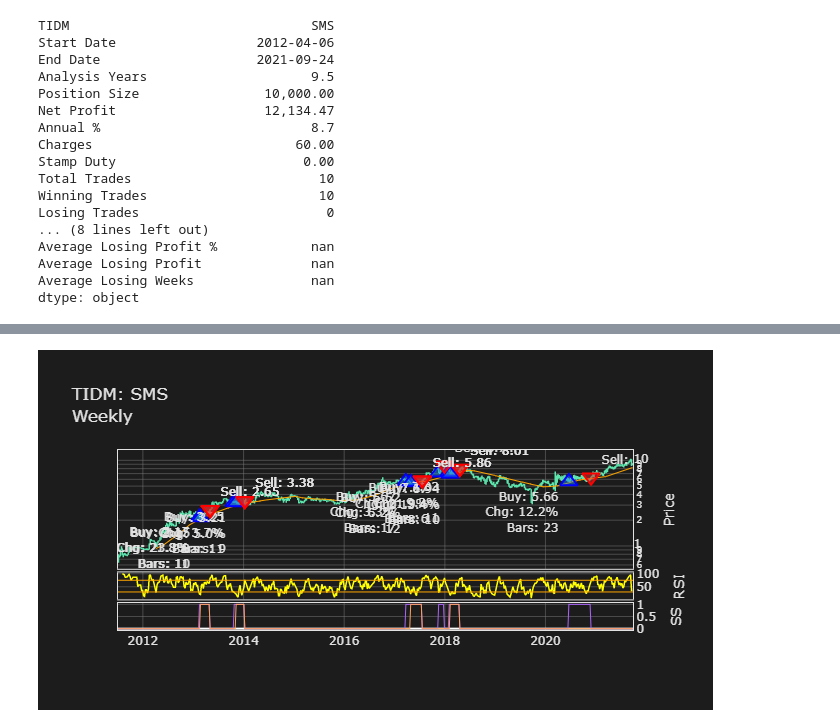
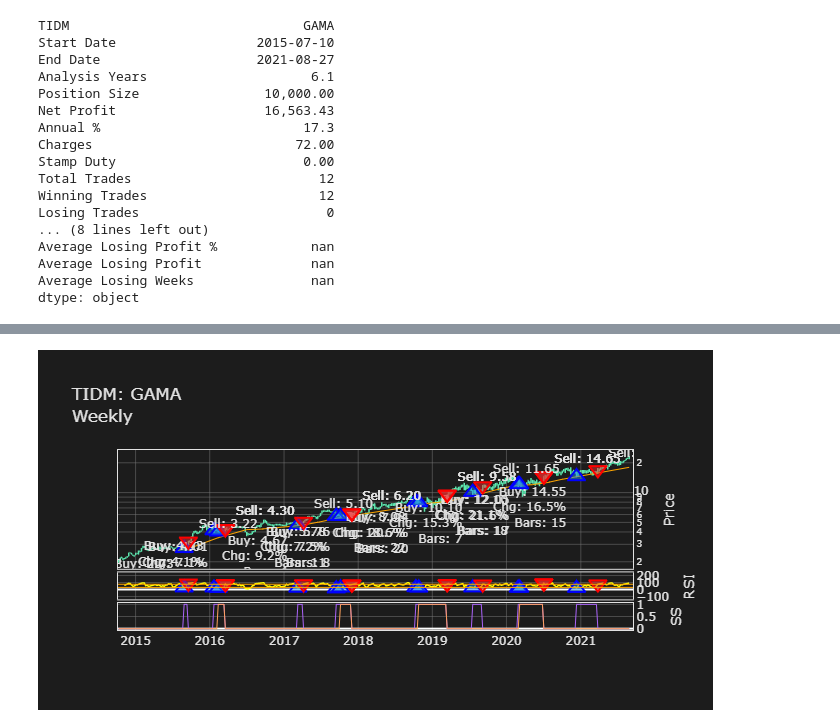
Before and after one commit to SwedishChef01/vigilant-journey, a Jupyter notebook: RSI_PZone_W.ipynb, the cells around one changed output, grey strips where cells are left out. Saved outputs shown, nothing was run; the diff lists cells and outputs as text; code cells hidden in the pictures.

Commit message:
Buy and sell signals added to RSI plot.

```diff
--- a/RSI_PZone_W.ipynb
+++ b/RSI_PZone_W.ipynb
@@ -10,11 +10,11 @@ from plotly.subplots import make_subplots
 # %%
 # Trade parameters.
 exchange = 'LSE'
-tidm = 'SMS'
+tidm = 'GAMA'
 timeframe = 'Weekly'
 filename = f'{exchange}_{tidm}_prices.csv'
 history_start = '2003-03-19'
-history_end = '2021-09-24'
+history_end = '2021-08-31'
 p_sma = 40  # Simple Moving Average (SMA) look back period.
 p_rsi = 4  # Relative Strength Index (RSI) look back period.
 pz1 = 30  # First RSI PowerZone entry level.
@@ -157,17 +159,17 @@ tdm.round(2)
 ts = trade_statistics.summary(tidm, sma, position_size, tdm)
 ts
 # %% [output]
-TIDM                               SMS
-Start Date                  2012-04-06
-End Date                    2021-09-24
-Analysis Years                     9.5
+TIDM                              GAMA
+Start Date                  2015-07-10
+End Date                    2021-08-27
+Analysis Years                     6.1
 Position Size                10,000.00
-Net Profit                   12,134.47
-Annual %                           8.7
-Charges                          60.00
+Net Profit                   16,563.43
+Annual %                          17.3
+Charges                          72.00
 Stamp Duty                        0.00
-Total Trades                        10
-Winning Trades                      10
+Total Trades                        12
+Winning Trades                      12
 Losing Trades                        0
 ... (8 lines left out)
 Average Losing Profit %            nan
@@ -272,7 +274,7 @@ trace_ss2 = go.Scatter(
     hoverinfo='text',
 )
 
-trace_buy = go.Scatter(
+trace_ohlc_buy = go.Scatter(
     x=tdm.index,
     y=tdm.entry_price,
     name='Buy',
@@ -288,7 +290,7 @@ trace_buy = go.Scatter(
     hoverinfo='text',
 )
 
-trace_sell = go.Scatter(
+trace_ohlc_sell = go.Scatter(
     x=tdm.exit_date,
     y=tdm.exit_price,
     name='Sell',
@@ -304,6 +306,36 @@ trace_sell = go.Scatter(
     hoverinfo='text',
 )
 
+trace_rsi_buy = go.Scatter(
+    x=tdm.index,
+    y=df.rsi[tdm.index],
+    name='Buy',
+    mode='markers',
+    marker_symbol='triangle-up',
+    marker=dict(
+        color='rgba(28, 134, 238, 0.5)',
+        size=15,
+        line=dict(color='Blue', width=2)
+    ),
+    text='Buy',
+    hoverinfo='text',
+)
+
+trace_rsi_sell = go.Scatter(
+    x=tdm.exit_date,
+    y=df.rsi[tdm.exit_date],
+    name='Sell',
+    mode='markers',
+    marker_symbol='triangle-down',
+    marker=dict(
+        color='rgba(238, 44, 44, 0.5)',
+        size=15,
+        line=dict(color='Red', width=2)
+    ),
+    text='Sell',
+    hoverinfo='text',
+)
+
 # Create figure and add traces.
 fig = make_subplots(rows=3, cols=1, shared_xaxes=True, vertical_spacing=0.02,)
 fig.add_trace(trace_ohlc, row=1, col=1)
@@ -313,8 +345,10 @@ fig.add_hline(y=pz1, row=2, col=1, line=dict(color='orange', width=1.0))
 fig.add_hline(y=pze, row=2, col=1, line=dict(color='orange', width=1.0))
 fig.add_trace(trace_ss1, row=3, col=1)
 fig.add_trace(trace_ss2, row=3, col=1)
-fig.add_trace(trace_buy, row=1, col=1)
-fig.add_trace(trace_sell, row=1, col=1)
+fig.add_trace(trace_ohlc_buy, row=1, col=1)
+fig.add_trace(trace_ohlc_sell, row=1, col=1)
+fig.add_trace(trace_rsi_buy, row=2, col=1)
+fig.add_trace(trace_rsi_sell, row=2, col=1)
 
 # Customise plot layout.
 fig.update_layout(
@@ -365 +400 @@ fig.show(
-[figure, old version]
+[figure, new version]
```
Also changed, not shown: parts of 2 cells of this notebook.
